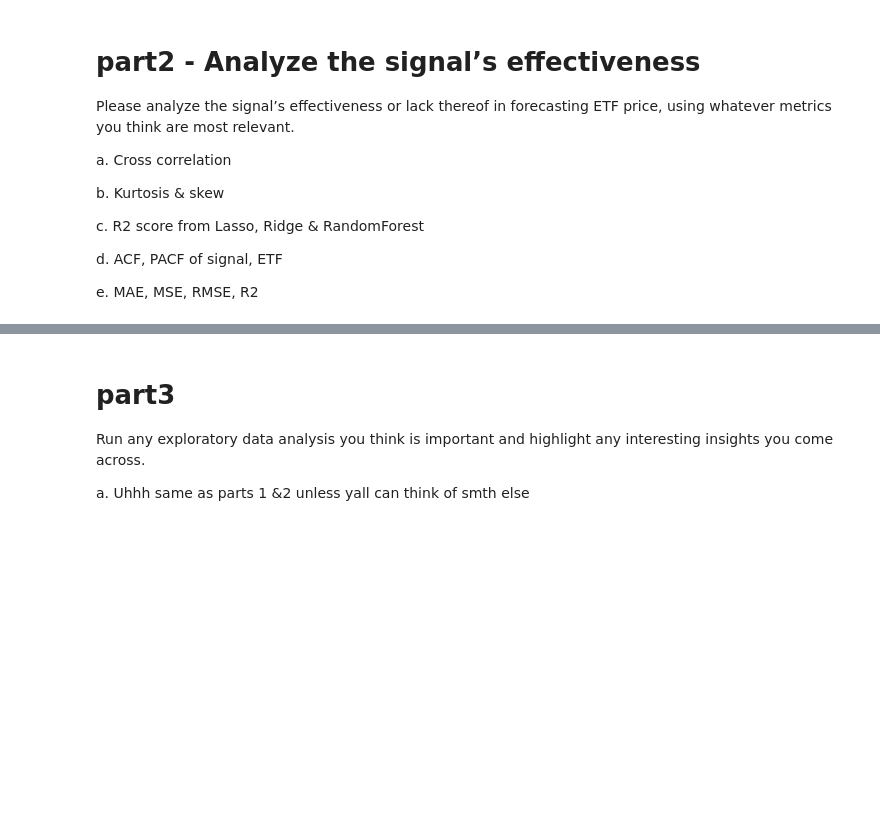
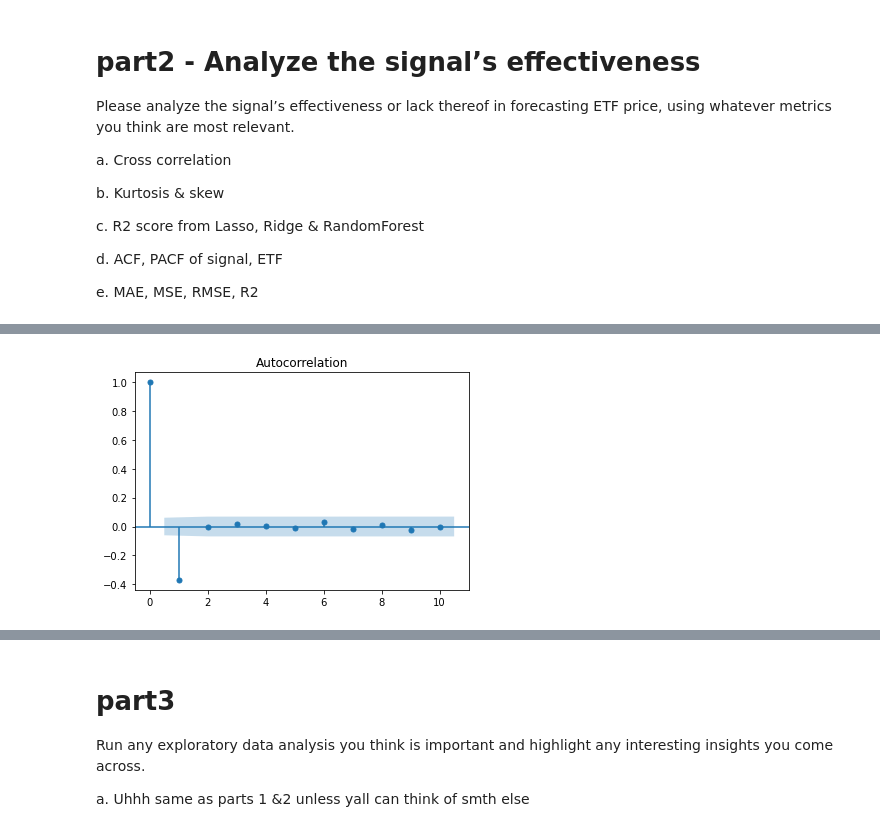
Before and after one commit to saltedpotato/QF632_Project, a Jupyter notebook: part1.ipynb, the cells around one changed output, grey strips where cells are left out. Drawn from its saved outputs; the diff is of its cells as text; code cells hidden in the pictures; blank space fills up the shorter version.

```diff
--- a/part1.ipynb
+++ b/part1.ipynb
@@ -480,0 +547,5 @@ e. MAE, MSE, RMSE, R2
+# %%
+sm.graphics.tsa.plot_acf(df_diff["Adj Close"], lags=10)
+plt.show()
+# %% [output]
+[figure, added]
```
Also changed, not shown: parts of 28 cells of this notebook, 4 other files.
